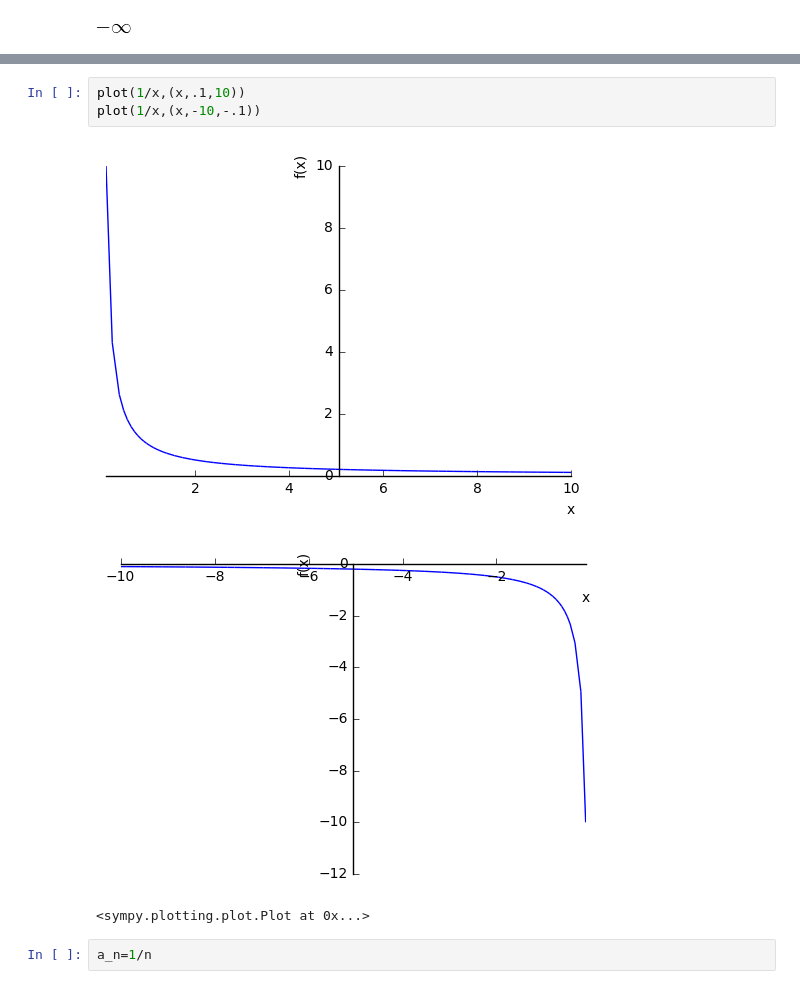
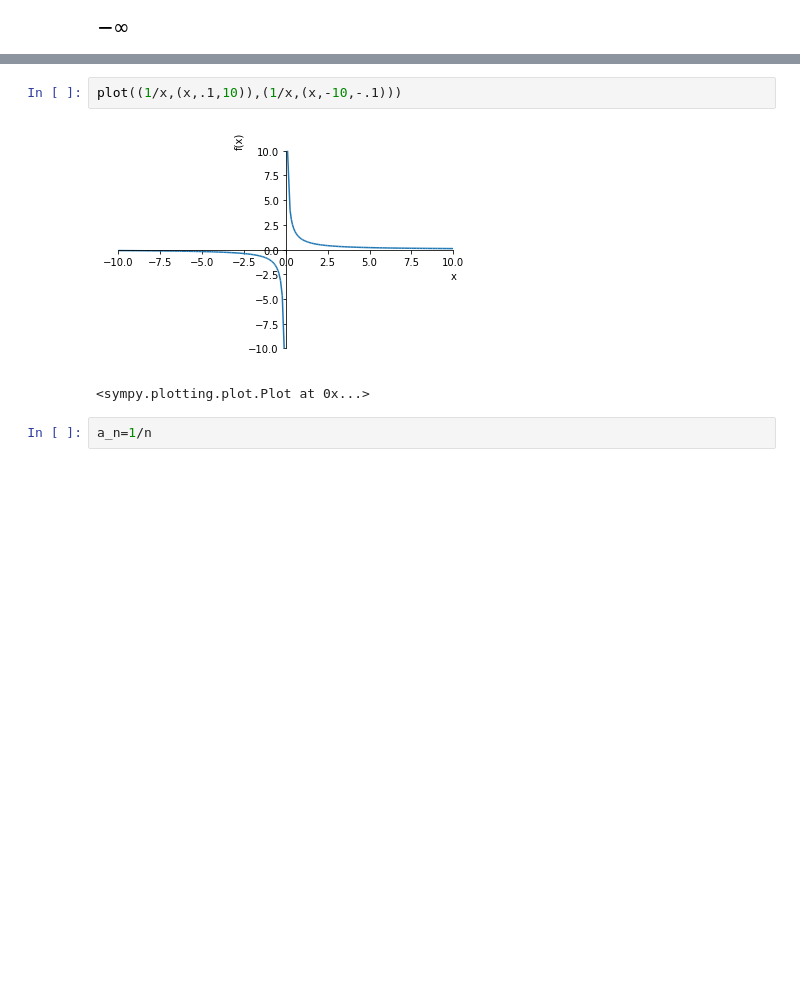
Before and after one commit to pedritomelenas/Python-Intro, a Jupyter notebook: introduccion-sympy.ipynb, the cells around one changed output, grey strips where cells are left out. Drawn from its saved outputs; the diff is of its cells as text; blank space fills up the shorter version.

```diff
--- a/introduccion-sympy.ipynb
+++ b/introduccion-sympy.ipynb
@@ -260,9 +251,7 @@ limit(1/x,x,0,dir="+")
 # %%
-plot(1/x,(x,.1,10))
-plot(1/x,(x,-10,-.1))
+plot((1/x,(x,.1,10)),(1/x,(x,-10,-.1)))
 # %% [output]
-[figure, old version]
+[figure, new version]
-[figure, removed]
 <sympy.plotting.plot.Plot at 0x...>
 # %%
 a_n=1/n
```
Also changed, not shown: parts of 110 cells of this notebook.
